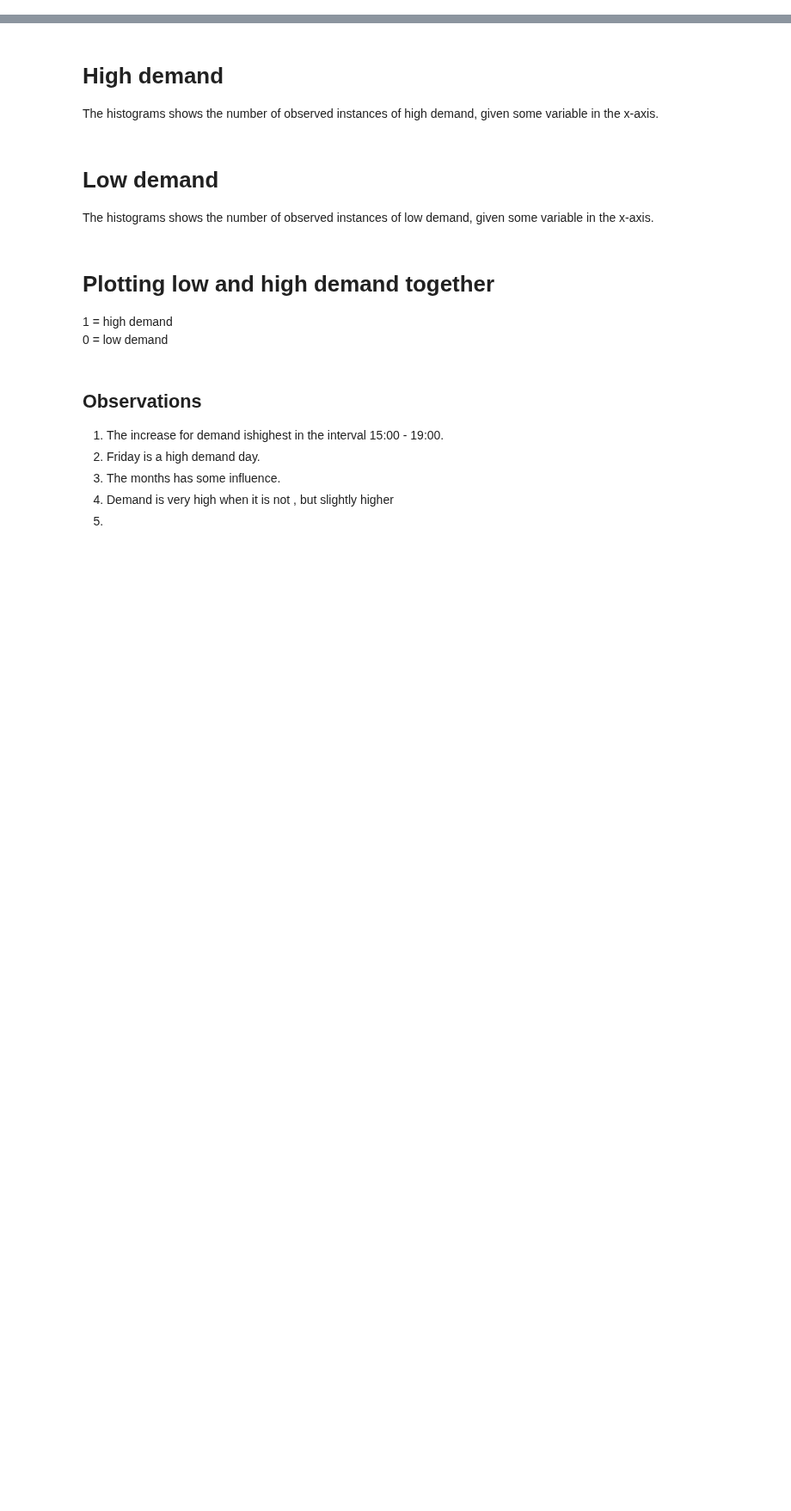
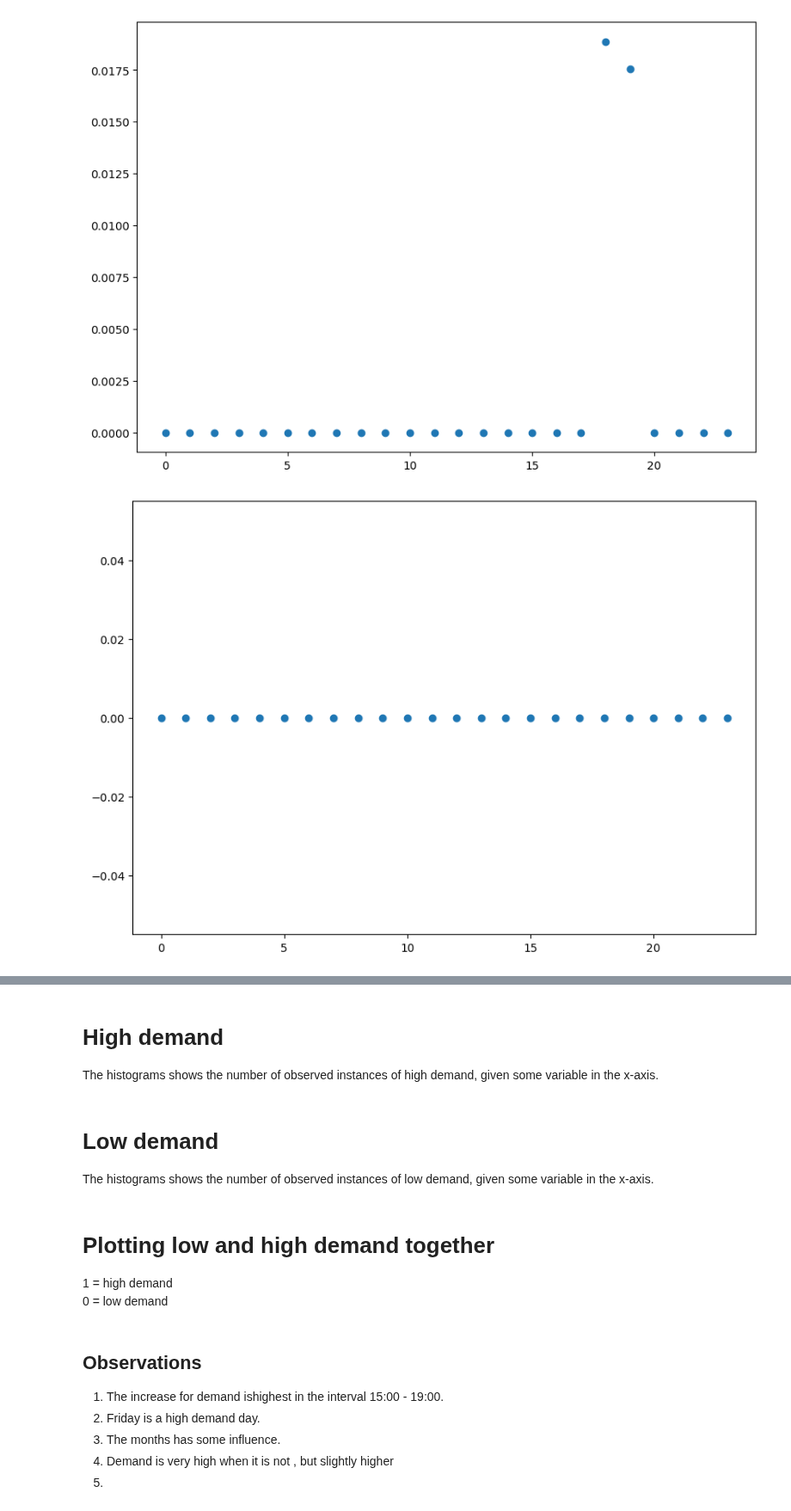
Before and after one commit to SunAndClouds/SML-Project, a Jupyter notebook: Adaboost_xgb.ipynb, the cells around one changed output, grey strips where cells are left out. Shown at 86% size. Drawn from its saved outputs; the diff is of its cells as text; code cells hidden in the pictures; blank space fills up the shorter version.

```diff
--- a/Adaboost_xgb.ipynb
+++ b/Adaboost_xgb.ipynb
@@ -12,7 +12,7 @@ plt.rcParams["figure.figsize"] = (10, 7)
 plt.rcParams["figure.dpi"] = 100
 # %%
 # Load the dataset
-file_path = 'training_data.csv'
+file_path = r'Algorithms/training_data.csv'
 data = pd.read_csv(file_path)
 data1=data.copy()
 headers=list(data.columns)
@@ -27,4 +27,6 @@ data_=data.iloc[:,:-1]
 minmax.fit(data_)
 data = pd.DataFrame(minmax.transform(data_),columns=headers[:-1])
 data['increase_stock']=data1['increase_stock']
+
+data['increase_stock_binary'] = data['increase_stock'].apply(lambda x: 1 if x == 'high_bike_demand' else 0)
 data.head()
@@ -30,0 +40,33 @@ data.head()
+# %%
+# 存储条件概率的列表
+# fig, axs = plt.subplots(1,12)
+
+# 计算每个 x 对应的条件概率
+for m in range(1,13):
+    conditional_probabilities = []
+    for x in data['hour_of_day'].unique():
+        # print(x)
+        temp=len(data[(data['increase_stock_binary'] == 1) &
+                    (data['hour_of_day'] == x) &
+                    (data['day_of_week']==1) &
+                    (data['month']==m)
+                    ]
+                )
+        # print(temp)
+        p_both =  temp/ len(data)
+        p_precip = len(data[data['hour_of_day'] == x]) / len(data)
+        p_conditional = p_both / p_precip
+        conditional_probabilities.append(p_conditional)
+    plt.figure()
+    plt.scatter(data['hour_of_day'].unique(), conditional_probabilities, marker='o')
+
+
+# 绘制折线图
+# plt.scatter(data['hour_of_day'].unique(), conditional_probabilities, marker='o')
+# plt.title('Conditional Probability of increase_stock_binary=1 given precip=x')
+# plt.xlabel('hour_of_day')
+# plt.ylabel('Conditional Probability')
+# plt.show()
+# %% [output]
+[figure, added]
+[figure, added]
```
Also changed, not shown: parts of 5 cells of this notebook.
